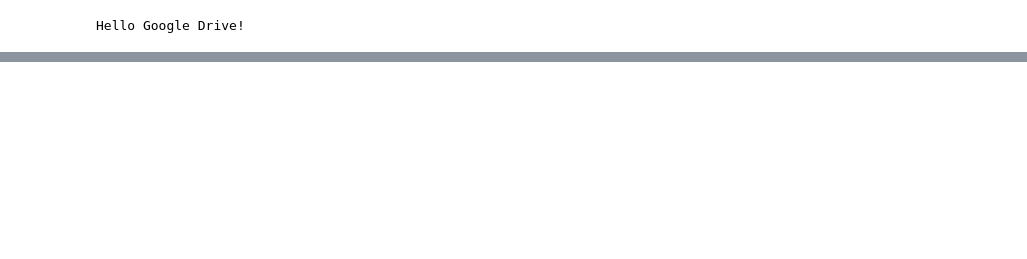
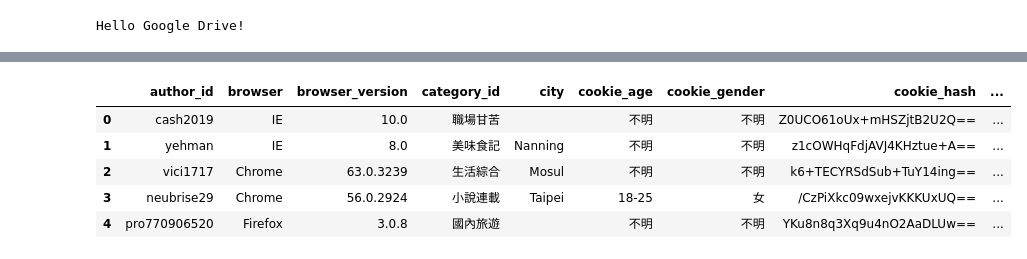
Before and after one commit to cwcheng0/2019_Pixnet_hackathon, a Jupyter notebook: 2019Pixnet.ipynb, the cells around one changed output, grey strips where cells are left out. Cells and saved outputs as stored; diff of their text form; code cells hidden in the pictures; blank space fills up the shorter version.

```diff
--- a/2019Pixnet.ipynb
+++ b/2019Pixnet.ipynb
@@ -108,0 +129,12 @@ file_content
+# %%
+# Check first 5 rows in the targeted file.
+df1 = pd.read_json('/content/gdrive/My Drive/PixnetData/OriginalData/使用者瀏覽log/PIXNET_visit_log_000000000001.gz', compression='gzip', lines=True)
+
+df1.head()
+# %% [output]
+|  | author_id | browser | browser_version | category_id | city | cookie_age | cookie_gender | cookie_hash | ... |
+| 0 | cash2019 | IE | 10.0 | 職場甘苦 |  | 不明 | 不明 | Z0UCO61oUx+mHSZjtB2U2Q== | ... |
+| 1 | yehman | IE | 8.0 | 美味食記 | Nanning | 不明 | 不明 | z1cOWHqFdjAVJ4KHztue+A== | ... |
+| 2 | vici1717 | Chrome | 63.0.3239 | 生活綜合 | Mosul | 不明 | 不明 | k6+TECYRSdSub+TuY14ing== | ... |
+| 3 | neubrise29 | Chrome | 56.0.2924 | 小說連載 | Taipei | 18-25 | 女 | /CzPiXkc09wxejvKKKUxUQ== | ... |
+| 4 | pro770906520 | Firefox | 3.0.8 | 國內旅遊 |  | 不明 | 不明 | YKu8n8q3Xq9u4nO2AaDLUw== | ... |
```
Also changed, not shown: parts of 8 cells of this notebook.
